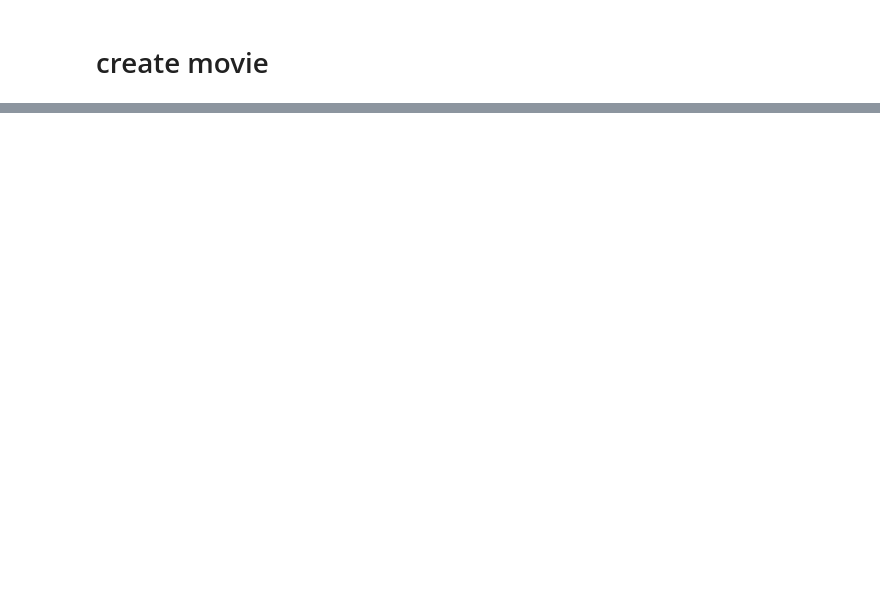
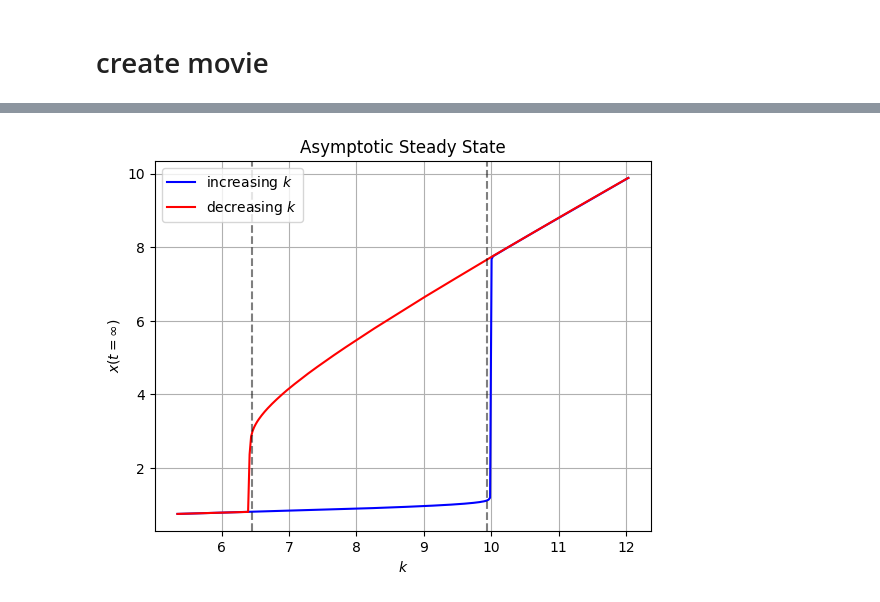
Before and after one commit to MalachiteWind/stable_node_control, a Jupyter notebook: hysteresis2.ipynb, the cells around one changed output, grey strips where cells are left out. Cells and saved outputs as stored; diff of their text form; code cells hidden in the pictures; blank space fills up the shorter version.

```diff
--- a/hysteresis2.ipynb
+++ b/hysteresis2.ipynb
@@ -225,0 +195,29 @@ array([0.8983454 , 0.89834089, 0.89833645, 0.89833204, 0.89832759,
+# %%
+
+def budworm_ode(t,x,r,k):
+    return r*x*(1-x/k) - x**2 / (1+x**2)
+
+
+def simulate_steady_state(k_vals, x0):
+    t_span = [0,100]
+    t_eval = [t_span[-1]]
+    r=0.56
+    x_vals = []
+    x_curr = x0
+    for k in tqdm(k_vals):
+        sol = solve_ivp(budworm_ode, t_span=t_span, y0=[x_curr],args = (r,k,), t_eval=t_eval)
+        x_curr = sol.y[0,-1]
+        x_vals.append(x_curr)
+    return np.array(x_vals)
+# %%
+x0 = 1
+
+k_start = k_vals[0]
+k_end = k_vals[-1]
+n_points = 301
+
+k_increase = np.linspace(k_start,k_end, n_points)
+k_decrease = np.linspace(k_increase[-1],k_start,n_points)
+# %%
+x_increase = simulate_steady_state(k_increase,x0=x0)
+x_decrease = simulate_steady_state(k_decrease, x0=x_increase[-1])
@@ -225,0 +228,15 @@ array([0.8983454 , 0.89834089, 0.89833645, 0.89833204, 0.89832759,
+# %%
+
+plt.plot(k_increase, x_increase, c='blue', label=r"increasing $k$")
+plt.plot(k_decrease, x_decrease, c='red', label=r"decreasing $k$")
+plt.xlabel(r"$k$")
+plt.ylabel(r"$x(t=\infty)$")
+plt.axvline(r1,linestyle="--", c='black', alpha=0.5)
+plt.axvline(r2,linestyle="--", c='black', alpha=0.5)
+
+plt.title("Asymptotic Steady State")
+plt.grid(True)
+plt.legend(loc = "upper left")
+plt.show()
+# %% [output]
+[figure, added]
```
Also changed, not shown: parts of 16 cells of this notebook, 2 other files.
